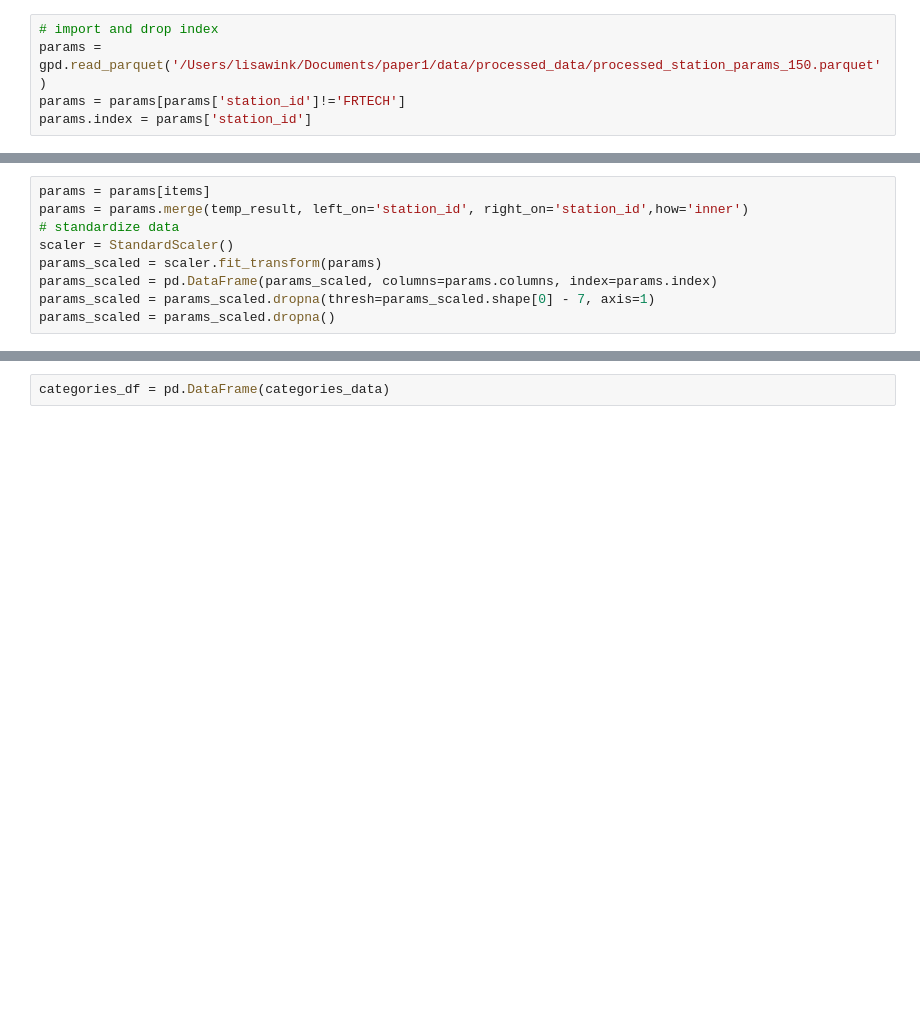
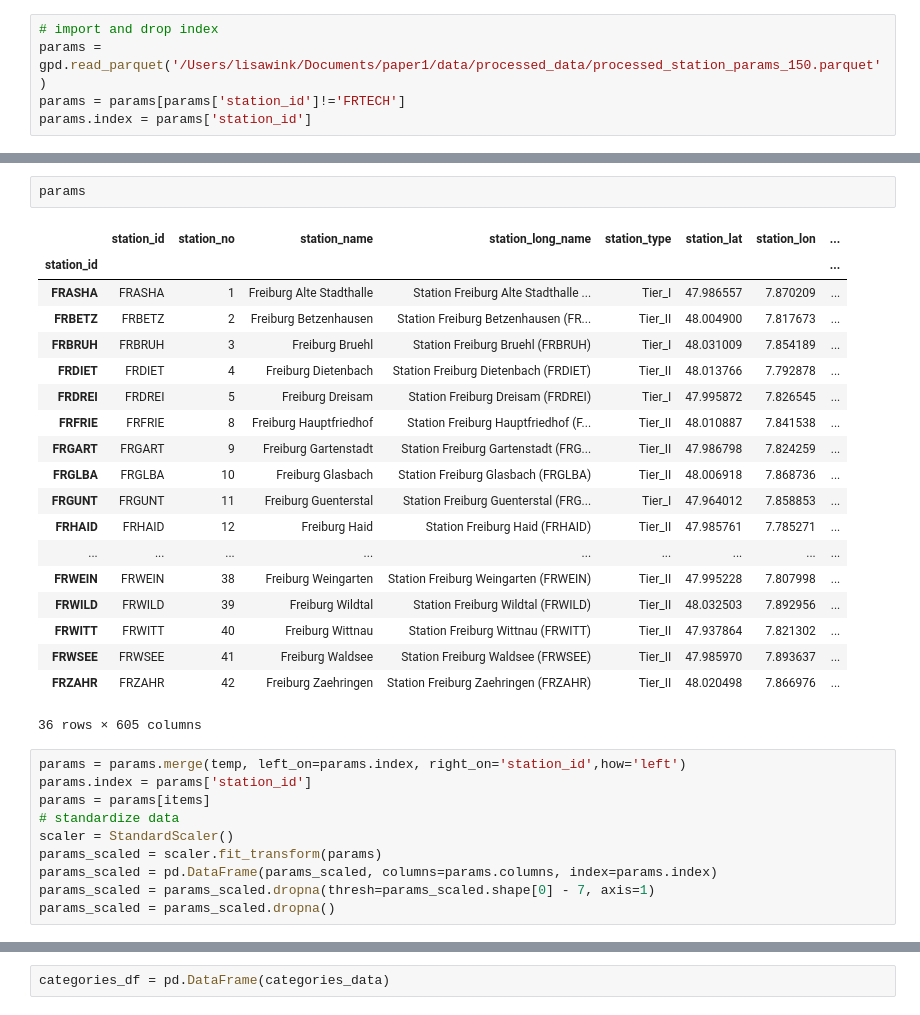
Before and after one commit to lisawink/freiburg-myst, a Jupyter notebook: linregress_2d.ipynb, the cells around one changed output, grey strips where cells are left out. Drawn from its saved outputs; the diff is of its cells as text; blank space fills up the shorter version.

```diff
--- a/linregress_2d.ipynb
+++ b/linregress_2d.ipynb
@@ -121,7 +142,30 @@ items = [
 ]
+# %%
+params
+# %% [output]
+|  | station_id | station_no | station_name | station_long_name | station_type | station_lat | station_lon | ... |
+| station_id |  |  |  |  |  |  |  | ... |
+| FRASHA | FRASHA | 1 | Freiburg Alte Stadthalle | Station Freiburg Alte Stadthalle ... | Tier_I | 47.986557 | 7.870209 | ... |
+| FRBETZ | FRBETZ | 2 | Freiburg Betzenhausen | Station Freiburg Betzenhausen (FR... | Tier_II | 48.004900 | 7.817673 | ... |
+| FRBRUH | FRBRUH | 3 | Freiburg Bruehl | Station Freiburg Bruehl (FRBRUH) | Tier_I | 48.031009 | 7.854189 | ... |
+| FRDIET | FRDIET | 4 | Freiburg Dietenbach | Station Freiburg Dietenbach (FRDIET) | Tier_II | 48.013766 | 7.792878 | ... |
+| FRDREI | FRDREI | 5 | Freiburg Dreisam | Station Freiburg Dreisam (FRDREI) | Tier_I | 47.995872 | 7.826545 | ... |
+| FRFRIE | FRFRIE | 8 | Freiburg Hauptfriedhof | Station Freiburg Hauptfriedhof (F... | Tier_II | 48.010887 | 7.841538 | ... |
+| FRGART | FRGART | 9 | Freiburg Gartenstadt | Station Freiburg Gartenstadt (FRG... | Tier_II | 47.986798 | 7.824259 | ... |
+| FRGLBA | FRGLBA | 10 | Freiburg Glasbach | Station Freiburg Glasbach (FRGLBA) | Tier_II | 48.006918 | 7.868736 | ... |
+| FRGUNT | FRGUNT | 11 | Freiburg Guenterstal | Station Freiburg Guenterstal (FRG... | Tier_I | 47.964012 | 7.858853 | ... |
+| FRHAID | FRHAID | 12 | Freiburg Haid | Station Freiburg Haid (FRHAID) | Tier_II | 47.985761 | 7.785271 | ... |
+| ... | ... | ... | ... | ... | ... | ... | ... | ... |
+| FRWEIN | FRWEIN | 38 | Freiburg Weingarten | Station Freiburg Weingarten (FRWEIN) | Tier_II | 47.995228 | 7.807998 | ... |
+| FRWILD | FRWILD | 39 | Freiburg Wildtal | Station Freiburg Wildtal (FRWILD) | Tier_II | 48.032503 | 7.892956 | ... |
+| FRWITT | FRWITT | 40 | Freiburg Wittnau | Station Freiburg Wittnau (FRWITT) | Tier_II | 47.937864 | 7.821302 | ... |
+| FRWSEE | FRWSEE | 41 | Freiburg Waldsee | Station Freiburg Waldsee (FRWSEE) | Tier_II | 47.985970 | 7.893637 | ... |
+| FRZAHR | FRZAHR | 42 | Freiburg Zaehringen | Station Freiburg Zaehringen (FRZAHR) | Tier_II | 48.020498 | 7.866976 | ... |
+36 rows × 605 columns
 # %%
+params = params.merge(temp, left_on=params.index, right_on='station_id',how='left')
+params.index = params['station_id']
 params = params[items]
-params = params.merge(temp_result, left_on='station_id', right_on='station_id',how='inner')
 # standardize data
 scaler = StandardScaler()
 params_scaled = scaler.fit_transform(params)
```
Also changed, not shown: parts of 14 cells of this notebook, 2 other files.
